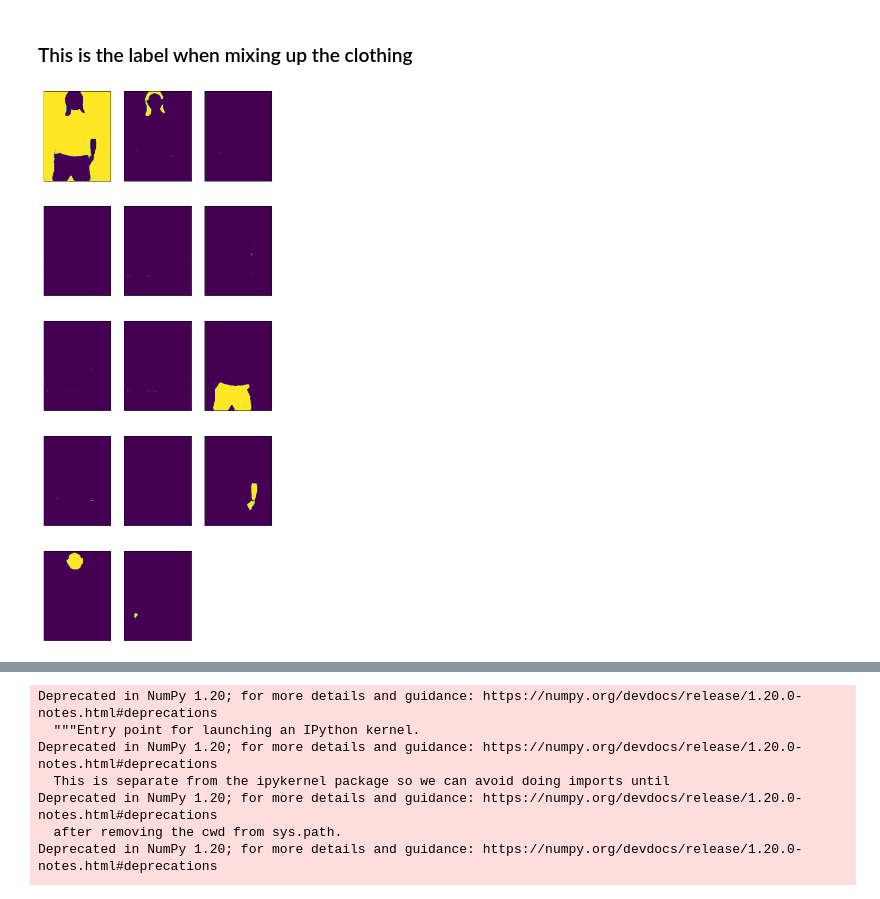
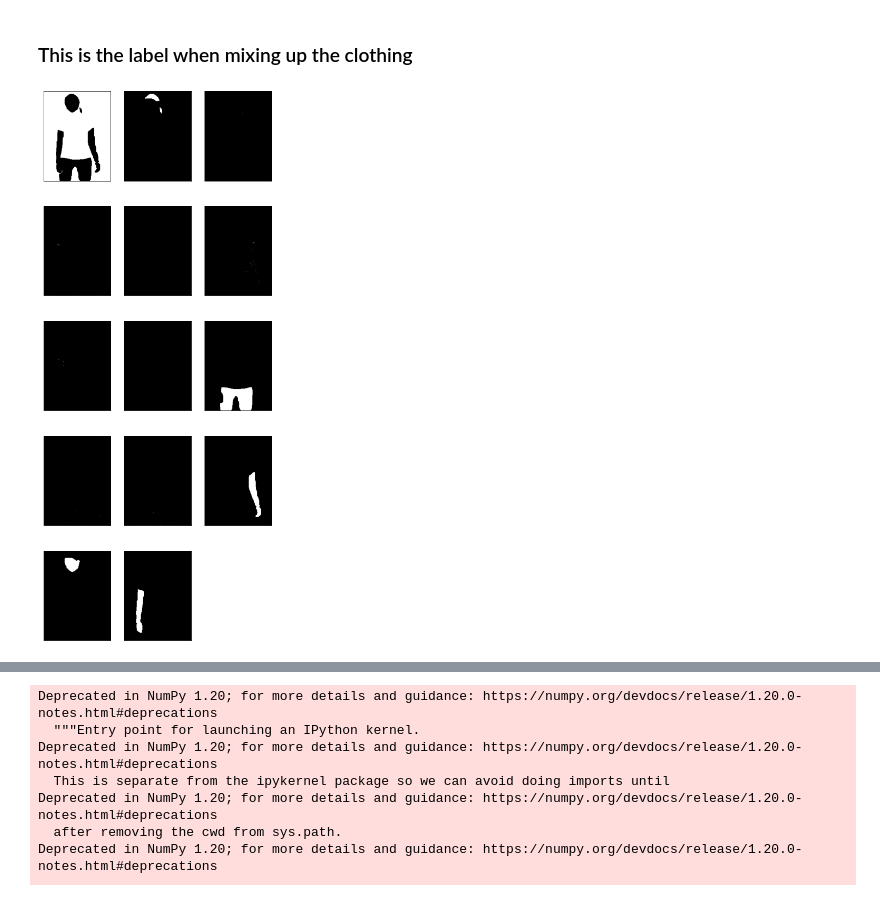
Before and after one commit to 1702609/DeepFashion_Try_On, a Jupyter notebook: ACGPN_inference_mine/divide_nn.ipynb, the cells around one changed output, grey strips where cells are left out. Cells and saved outputs as stored; diff of their text form; code cells hidden in the pictures.

```diff
--- a/ACGPN_inference_mine/divide_nn.ipynb
+++ b/ACGPN_inference_mine/divide_nn.ipynb
@@ -28,8 +28,8 @@ class Args:
     label_nc = 20
     input_nc = 3
     output_nc = 3
-    dataroot = '../../pos_neg'
-    datapairs = 'test_pairs.txt'
+    dataroot = '../acgpn_dataset'
+    datapairs = 'long_short.txt'
     resize_or_crop = 'scale_width'
     serial_batches = True
     no_flip = True
@@ -203,7 +203,7 @@ def changearm(old_label):
 position = -1
 for data in dataloader:
     position +=1
-    if position == 15:
+    if position == 0:
         all_clothes_label = changearm(data['label'])
         mask_clothes = torch.FloatTensor((data['label'].cpu().numpy() == 4).astype(np.int))
         mask_fore = torch.FloatTensor((data['label'].cpu().numpy() > 0).astype(np.int))
@@ -379,7 +379,7 @@ fig = plt.figure(figsize=(8, 20))
 
 for i in range(14):
     ax = fig.add_subplot(5, 3, i+1)
-    plt.imshow(masked_label[0][i].detach().cpu().numpy())
+    plt.imshow(masked_label[0][i].detach().cpu().numpy(), cmap='gray')
     ax.xaxis.set_visible(False)
     ax.yaxis.set_visible(False)
 plt.show()
@@ -399,15 +399,15 @@ torch.Size([1, 14, 256, 192])
 # %%
 # 14
 fig = plt.figure(figsize=(8, 20))
 
 for i in range(14):
     ax = fig.add_subplot(5, 3, i+1)
-    plt.imshow(arm_label[0][i].detach().cpu().numpy())
+    plt.imshow(arm_label[0][i].detach().cpu().numpy(), cmap='gray')
     ax.xaxis.set_visible(False)
     ax.yaxis.set_visible(False)
 plt.show()
 # %% [output]
-[figure, old version]
+[figure, new version]
 # %%
 def generate_discrete_label(inputs, label_nc, onehot=True):
     pred_batch = []
```
Also changed, not shown: parts of 7 cells of this notebook, 6 other files.
